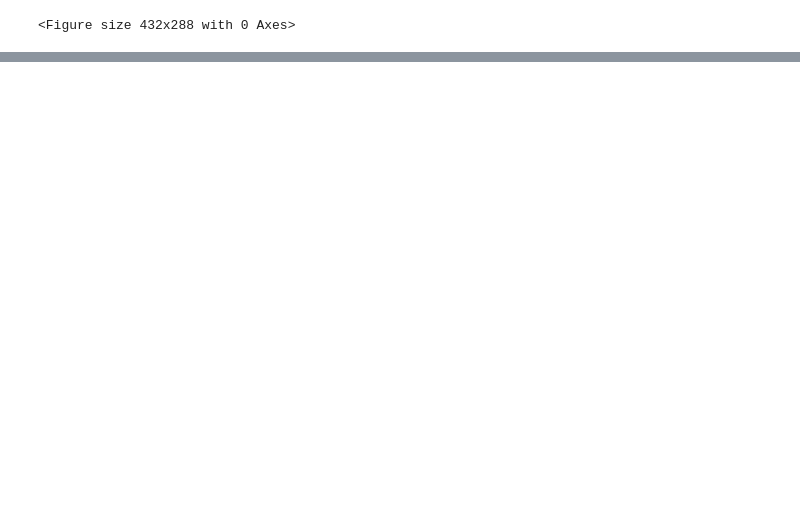
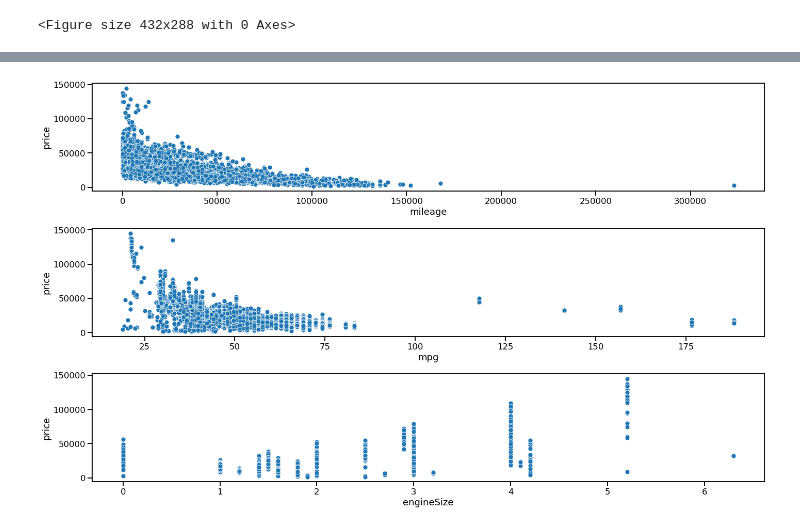
Before and after one commit to tasnimmuna2610/audi_used_car_analysis, a Jupyter notebook: audi_used_car_EDA.ipynb, the cells around one changed output, grey strips where cells are left out. Drawn from its saved outputs; the diff is of its cells as text; code cells hidden in the pictures; blank space fills up the shorter version.

```diff
--- a/audi_used_car_EDA.ipynb
+++ b/audi_used_car_EDA.ipynb
@@ -439,0 +453,20 @@ plt.savefig("AUDI Barplot.png")
+# %%
+plt.figure(figsize=(20,12))
+sns.set_context('talk')
+
+# mileage vs price
+plt.subplot(3,1,1)
+sns.scatterplot(x='mileage', y='price', data=data_frame)
+
+# mpg vs price
+plt.subplot(3,1,2)
+sns.scatterplot(x='mpg', y='price', data=data_frame)
+
+# engineSize vs price
+plt.subplot(3,1,3)
+sns.scatterplot(x='engineSize', y='price', data=data_frame)
+
+plt.tight_layout()
+plt.show()
+# %% [output]
+[figure, added]
```
Also changed, not shown: parts of 39 cells of this notebook.
